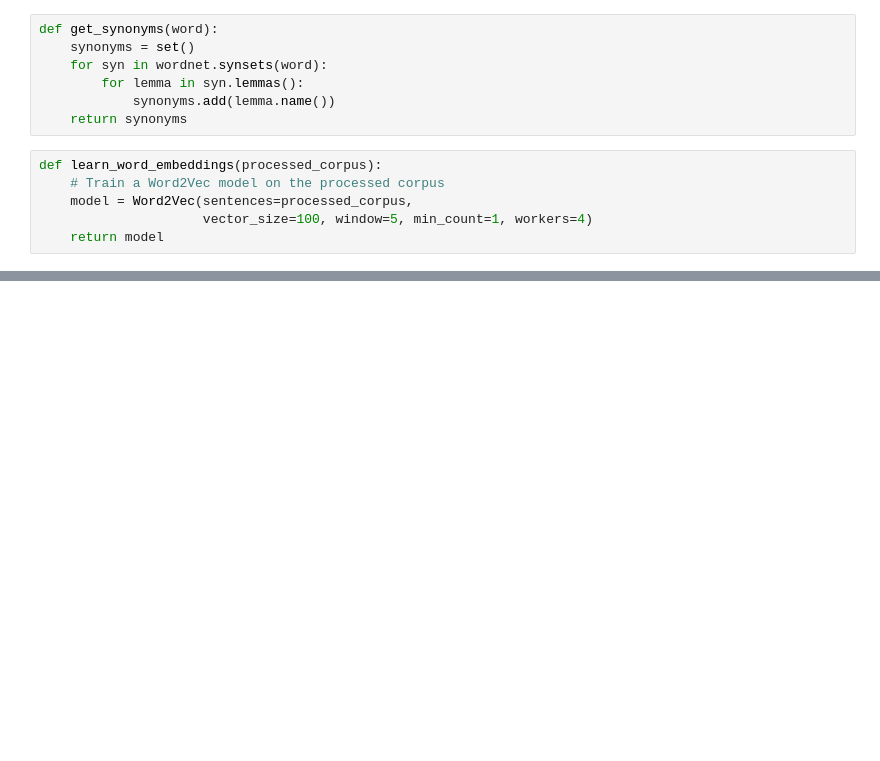
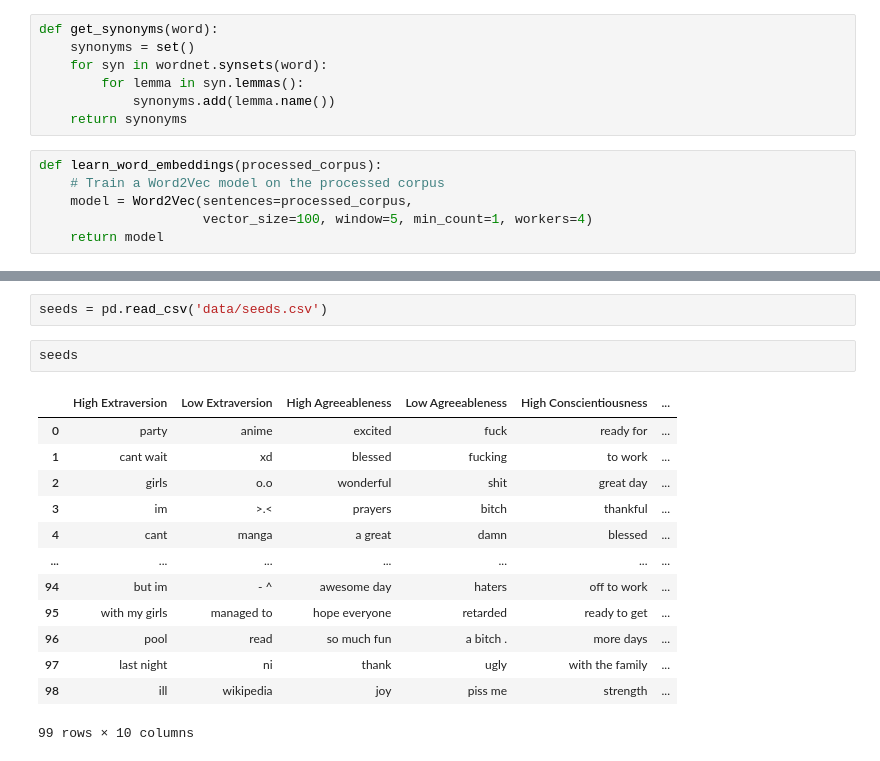
Before and after one commit to jessedoka/LCT, a Jupyter notebook: review_analysis.ipynb, the cells around one changed output, grey strips where cells are left out. Drawn from its saved outputs; the diff is of its cells as text; blank space fills up the shorter version.

Commit message:
included datasets and more complex seeds

```diff
--- a/review_analysis.ipynb
+++ b/review_analysis.ipynb
@@ -230,0 +247,18 @@ Counter({'funct': 53, 'relativ': 16, 'cogmech': 15, 'pronoun': 15, 'verb': 13, '
+# %%
+seeds = pd.read_csv('data/seeds.csv')
+# %%
+seeds
+# %% [output]
+|  | High Extraversion | Low Extraversion | High Agreeableness | Low Agreeableness | High Conscientiousness | ... |
+| 0 | party | anime | excited | fuck | ready for | ... |
+| 1 | cant wait | xd | blessed | fucking | to work | ... |
+| 2 | girls | o.o | wonderful | shit | great day | ... |
+| 3 | im | >.< | prayers | bitch | thankful | ... |
+| 4 | cant | manga | a great | damn | blessed | ... |
+| ... | ... | ... | ... | ... | ... | ... |
+| 94 | but im | ‐ ^ | awesome day | haters | off to work | ... |
+| 95 | with my girls | managed to | hope everyone | retarded | ready to get | ... |
+| 96 | pool | read | so much fun | a bitch . | more days | ... |
+| 97 | last night | ni | thank | ugly | with the family | ... |
+| 98 | ill | wikipedia | joy | piss me | strength | ... |
+99 rows × 10 columns
```
Also changed, not shown: parts of 12 cells of this notebook, 7 other files.
